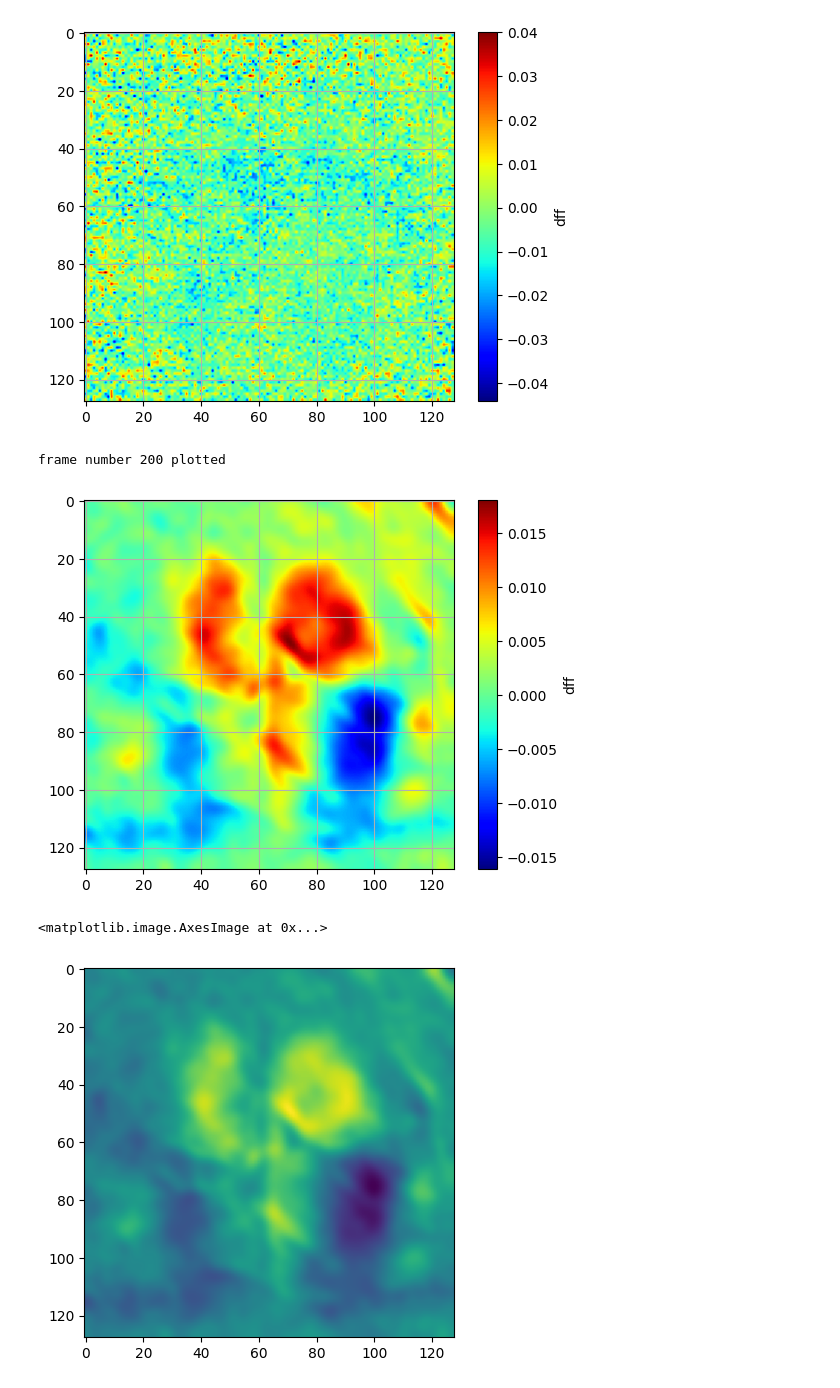
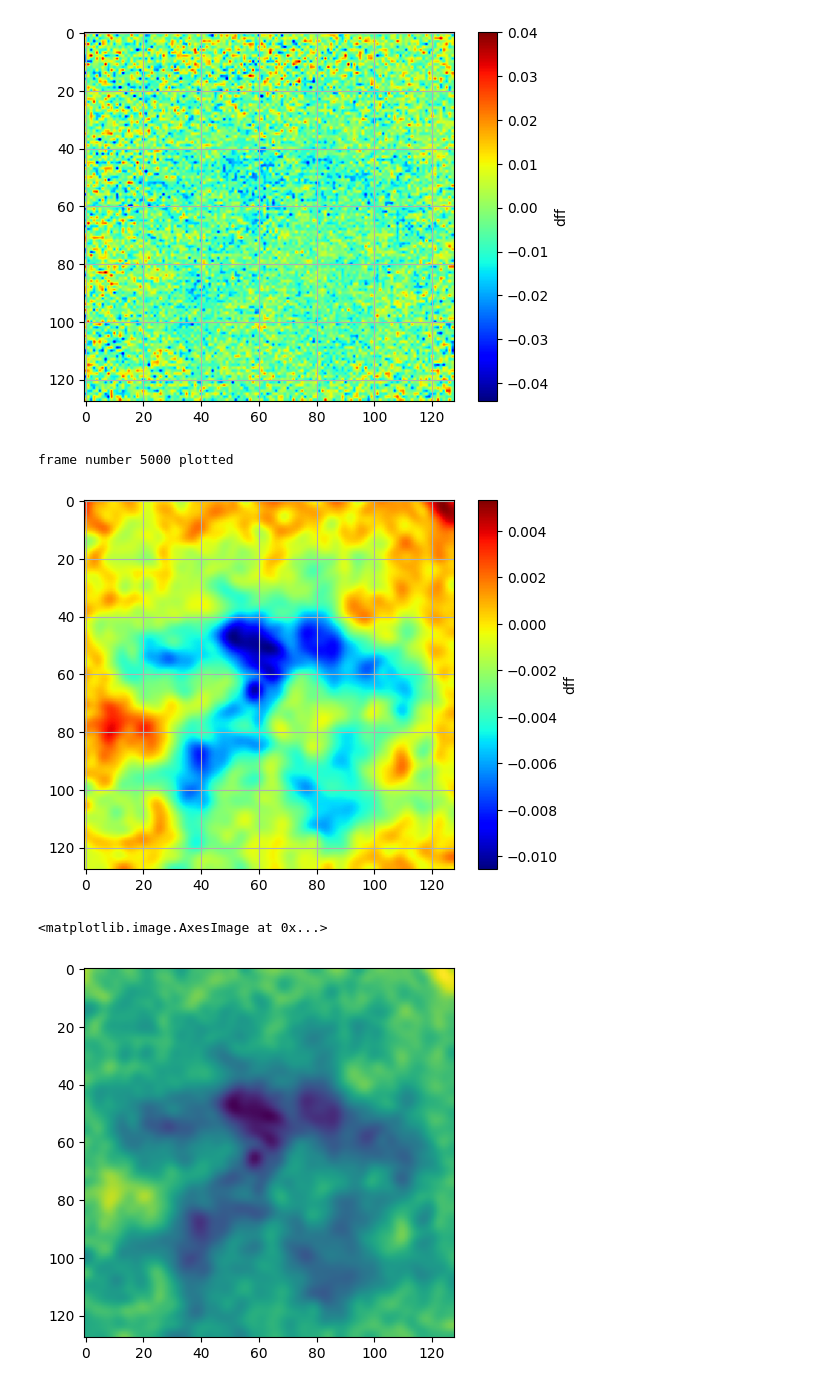
Before and after one commit to ktrap06/corticalanalysis, a Jupyter notebook: preprocessing_2.ipynb, the cells around one changed output. Saved outputs shown, nothing was run; the diff lists cells and outputs as text; code cells hidden in the pictures.

```diff
--- a/preprocessing_2.ipynb
+++ b/preprocessing_2.ipynb
@@ -286,10 +322 @@ def smoothing(data):
     return data
-# %%
-smoothed = smoothing(dff_signal)
-plot_frame(smoothed, 200, color_label = "dff")
-plt.imshow(smoothed[200])
-# %% [output]
-frame number 200 plotted
-[figure, removed]
-<matplotlib.image.AxesImage at 0x...>
-[figure, removed]
@@ -339,0 +323,10 @@ def apply_temporal_filters(data: np.ndarray) -> np.ndarray:
+# %%
+smoothed_signal = smoothing(dff_signal)
+# %%
+plot_frame(smoothed_signal, 5000, color_label = "dff")
+plt.imshow(smoothed[5000])
+# %% [output]
+frame number 5000 plotted
+[figure, added]
+<matplotlib.image.AxesImage at 0x...>
+[figure, added]
```
Also changed, not shown: parts of 3 cells of this notebook.
